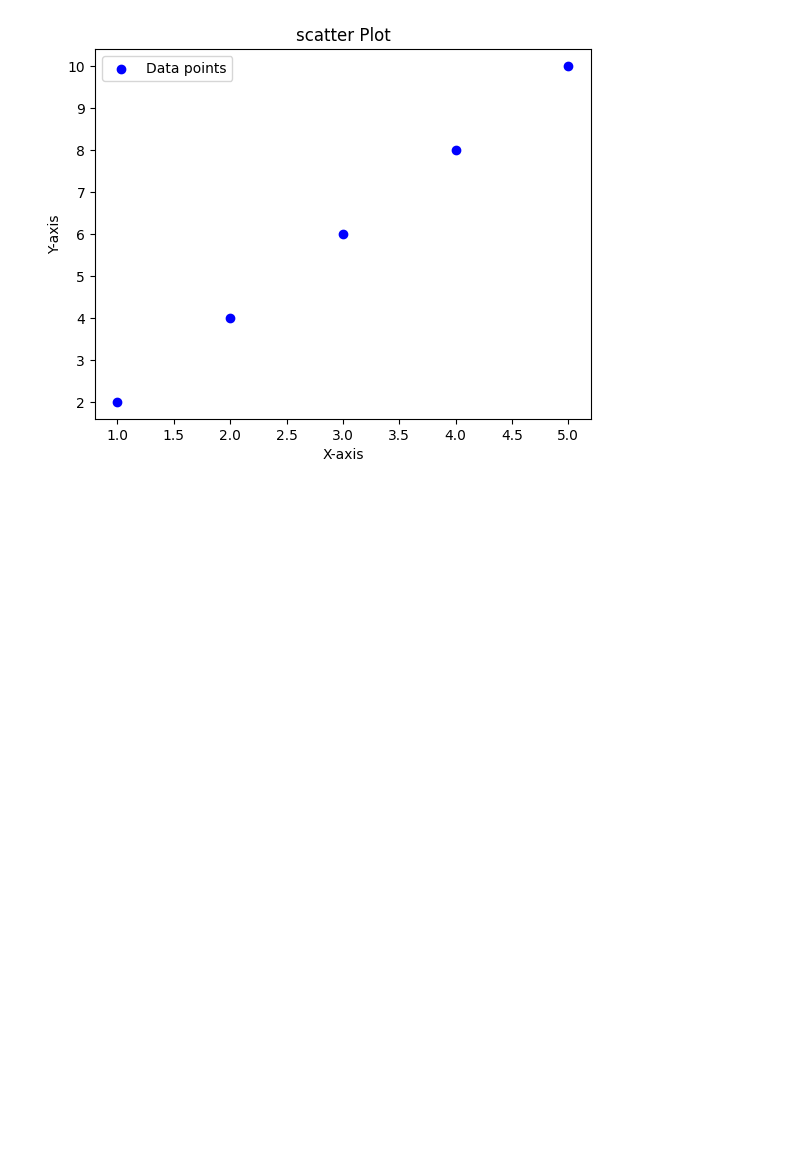
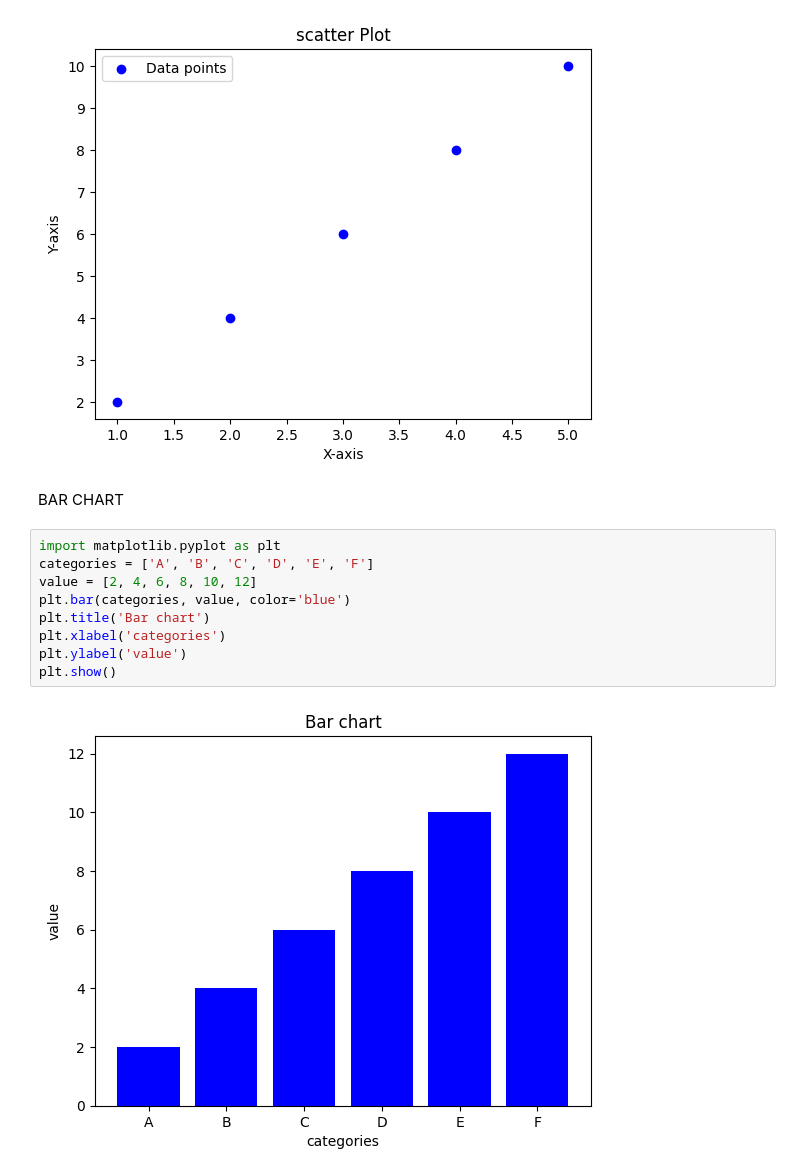
Before and after one commit to Bhuvanbhasker/practice-code, a Jupyter notebook: data visualisiaton/st.ipynb, the cells around one changed output. Saved outputs shown, nothing was run; the diff lists cells and outputs as text; blank space fills up the shorter version.

Commit message:
data visualization

```diff
--- a/data visualisiaton/st.ipynb
+++ b/data visualisiaton/st.ipynb
@@ -13,3 +13,16 @@ plt.show
 # %% [output]
 <function matplotlib.pyplot.show(close=None, block=None)>
 [figure]
+# %% [markdown]
+BAR CHART
+# %%
+import matplotlib.pyplot as plt
+categories = ['A', 'B', 'C', 'D', 'E', 'F']
+value = [2, 4, 6, 8, 10, 12]
+plt.bar(categories, value, color='blue')
+plt.title('Bar chart')
+plt.xlabel('categories')
+plt.ylabel('value')
+plt.show()
+# %% [output]
+[figure, added]
```
Also changed, not shown: parts of 9 cells of this notebook, 1 other file.
